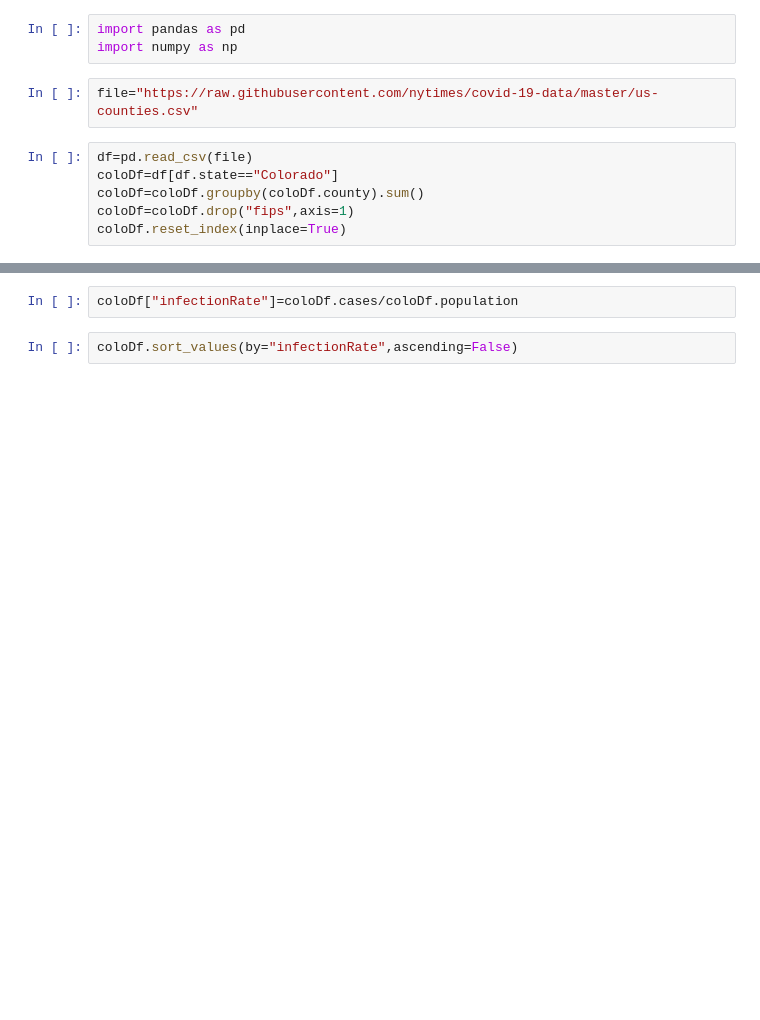
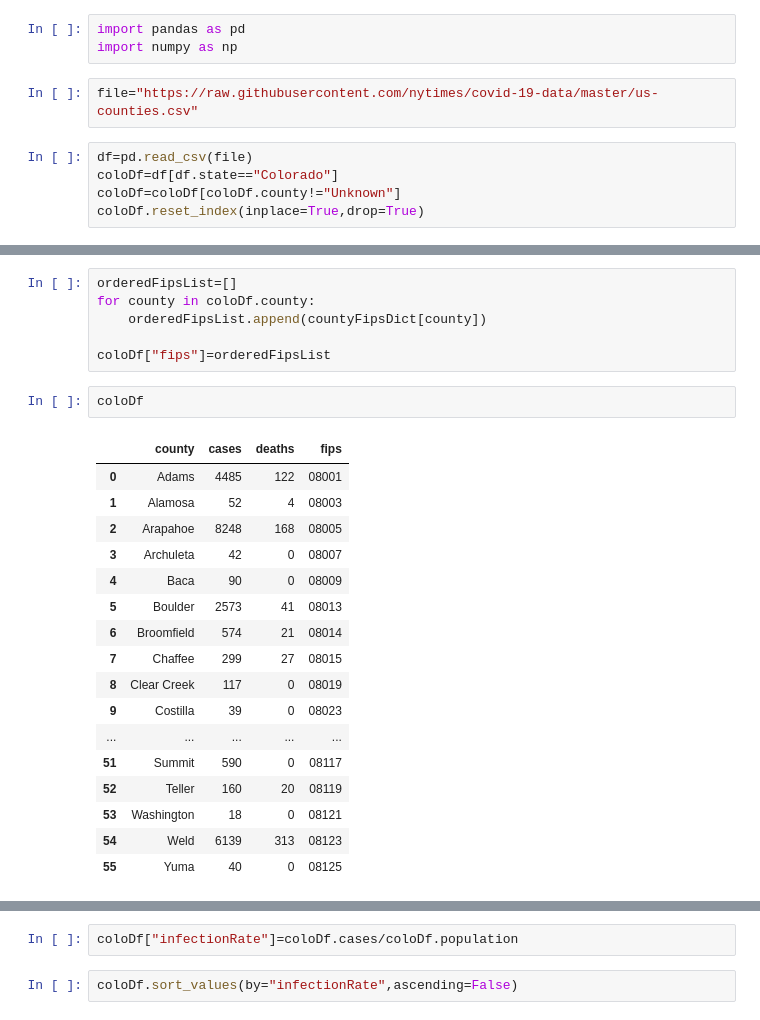
Before and after one commit to sandbox-industries/smith, a Jupyter notebook: infectionRateByColoradoCounty.ipynb, the cells around one changed output, grey strips where cells are left out. Saved outputs shown, nothing was run; the diff lists cells and outputs as text; blank space fills up the shorter version.

```diff
--- a/infectionRateByColoradoCounty.ipynb
+++ b/infectionRateByColoradoCounty.ipynb
@@ -6,6 +6,5 @@ file="https://raw.githubusercontent.com/nytimes/covid-19-data/master/us-counties
 # %%
 df=pd.read_csv(file)
 coloDf=df[df.state=="Colorado"]
-coloDf=coloDf.groupby(coloDf.county).sum()
-coloDf=coloDf.drop("fips",axis=1)
-coloDf.reset_index(inplace=True)
+coloDf=coloDf[coloDf.county!="Unknown"]
+coloDf.reset_index(inplace=True,drop=True)
@@ -106,0 +78,26 @@ countyPopDict
+# %%
+orderedFipsList=[]
+for county in coloDf.county:
+    orderedFipsList.append(countyFipsDict[county])
+
+coloDf["fips"]=orderedFipsList
+# %%
+coloDf
+# %% [output]
+|  | county | cases | deaths | fips |
+| 0 | Adams | 4485 | 122 | 08001 |
+| 1 | Alamosa | 52 | 4 | 08003 |
+| 2 | Arapahoe | 8248 | 168 | 08005 |
+| 3 | Archuleta | 42 | 0 | 08007 |
+| 4 | Baca | 90 | 0 | 08009 |
+| 5 | Boulder | 2573 | 41 | 08013 |
+| 6 | Broomfield | 574 | 21 | 08014 |
+| 7 | Chaffee | 299 | 27 | 08015 |
+| 8 | Clear Creek | 117 | 0 | 08019 |
+| 9 | Costilla | 39 | 0 | 08023 |
+| ... | ... | ... | ... | ... |
+| 51 | Summit | 590 | 0 | 08117 |
+| 52 | Teller | 160 | 20 | 08119 |
+| 53 | Washington | 18 | 0 | 08121 |
+| 54 | Weld | 6139 | 313 | 08123 |
+| 55 | Yuma | 40 | 0 | 08125 |
```
Also changed, not shown: parts of 13 cells of this notebook.
